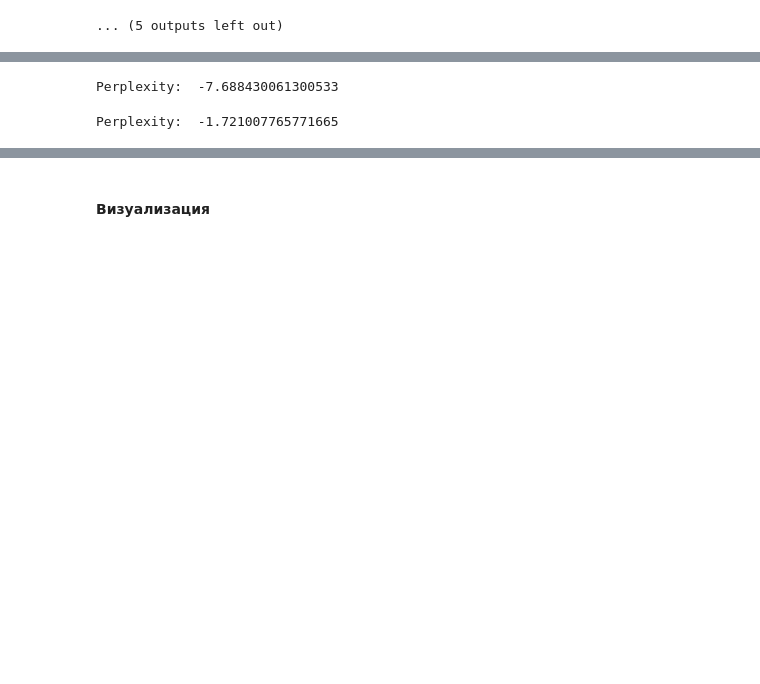
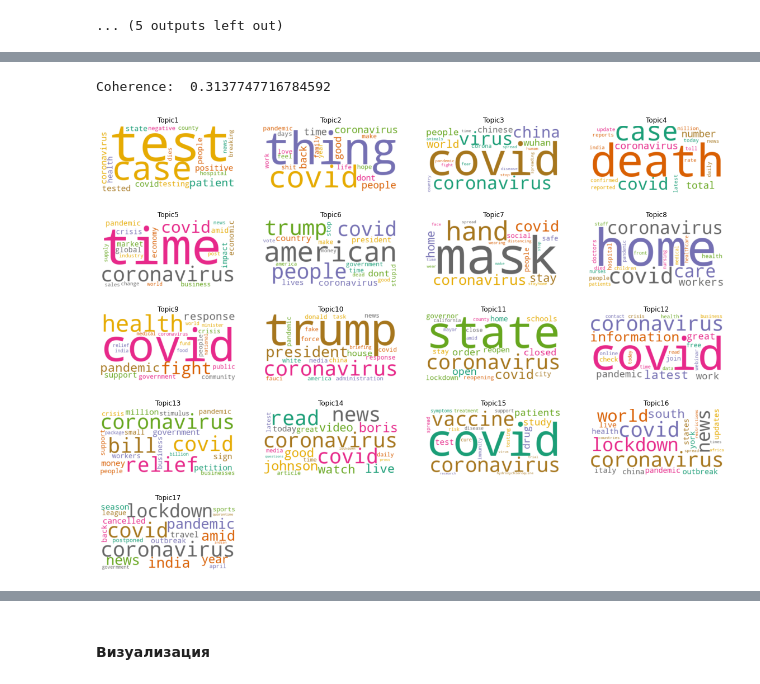
Before and after one commit to juli-ter/Coursework3, a Jupyter notebook: LDA+Tone.ipynb, the cells around one changed output, grey strips where cells are left out. Cells and saved outputs as stored; diff of their text form; code cells hidden in the pictures; blank space fills up the shorter version.

```diff
--- a/LDA+Tone.ipynb
+++ b/LDA+Tone.ipynb
@@ -559,3 +531,9 @@ Trial 5 coherence score: 0.632
 # %%
-lda_mallet_en = gensim.models.wrappers.LdaMallet(mallet_path, corpus=corpus_en, workers=7, num_topics=13, id2word=dictionary_en, alpha=59, iterations=435, topic_threshold=25)
+lda_mallet_en = gensim.models.wrappers.LdaMallet(mallet_path, corpus=corpus_en, workers=7, num_topics=17, id2word=dictionary_en, alpha=1.1553580131989294, iterations=526)
 print('\nCoherence: ', CoherenceModel(model=lda_mallet_en, texts=en.text, dictionary=dictionary_en).get_coherence())
+# %% [output]
+Coherence:  0.3137747716784592
+# %%
+topics = [[(term, round(wt, 3)) for term, wt in lda_mallet_en.show_topic(n, topn=20)] for n in range(0, lda_mallet_en.num_topics)]
+topics_df = pd.DataFrame([[term for term, wt in topic] for topic in topics], columns = ['Term'+str(i) for i in range(1, 21)], index=['Topic '+str(t) for t in range(1, lda_mallet_en.num_topics+1)])
+topics_df.to_csv(path+'topcs_en.csv')
@@ -562,3 +543,24 @@ print('\nCoherence: ', CoherenceModel(model=lda_mallet_en, texts=en.text, dictio
+# %%
+
+# initiate wordcloud object
+wc = WordCloud(background_color="white", colormap="Dark2", max_font_size=150, random_state=42, max_words = 30)
+
+# set the figure size
+plt.rcParams['figure.figsize'] = [20, 15]
+
+# Create subplots for each topic
+for i in range(lda_mallet_en.num_topics):
+
+    wc.generate(text=topics_df["Terms per Topic"][i])
+
+    plt.subplot(5, 4, i+1)
+    plt.imshow(wc, interpolation="bilinear")
+    plt.axis("off")
+    plt.title(topics_df.index[i])
+
+plt.show()
+# %% [output]
+[figure, added]
 # %%
 
 from gensim.models.ldamodel import LdaModel
@@ -572,11 +574,7 @@ def convertldaMalletToldaGen(mallet_model):
     return model_gensim
 # %%
 ldagensim = convertldaMalletToldaGen(lda_mallet)
-print('\nPerplexity: ', ldagensim.log_perplexity(corpus_ru))  # a measure of how good the model is. lower the better.
+# print('\nPerplexity: ', ldagensim.log_perplexity(corpus_ru))  # a measure of how good the model is. lower the better.
-# %% [output]
-Perplexity:  -7.688430061300533
 # %%
 ldagensim_en = convertldaMalletToldaGen(lda_mallet_en)
 # print('\nPerplexity: ', ldagensim_en.log_perplexity(corpus_en))  # a measure of how good the model is. lower the better.
-# %% [output]
-Perplexity:  -1.721007765771665
```
Also changed, not shown: parts of 39 cells of this notebook.
